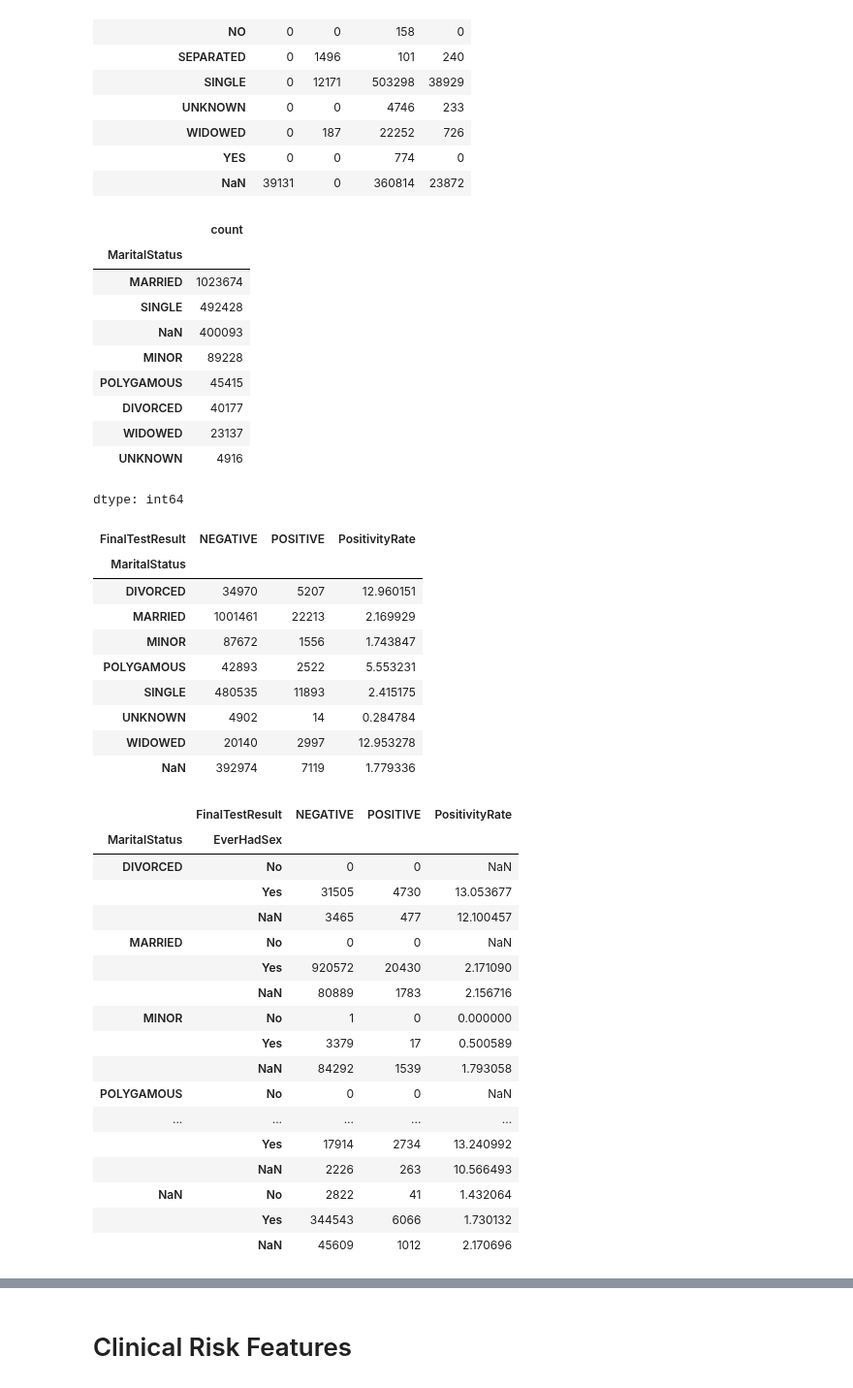
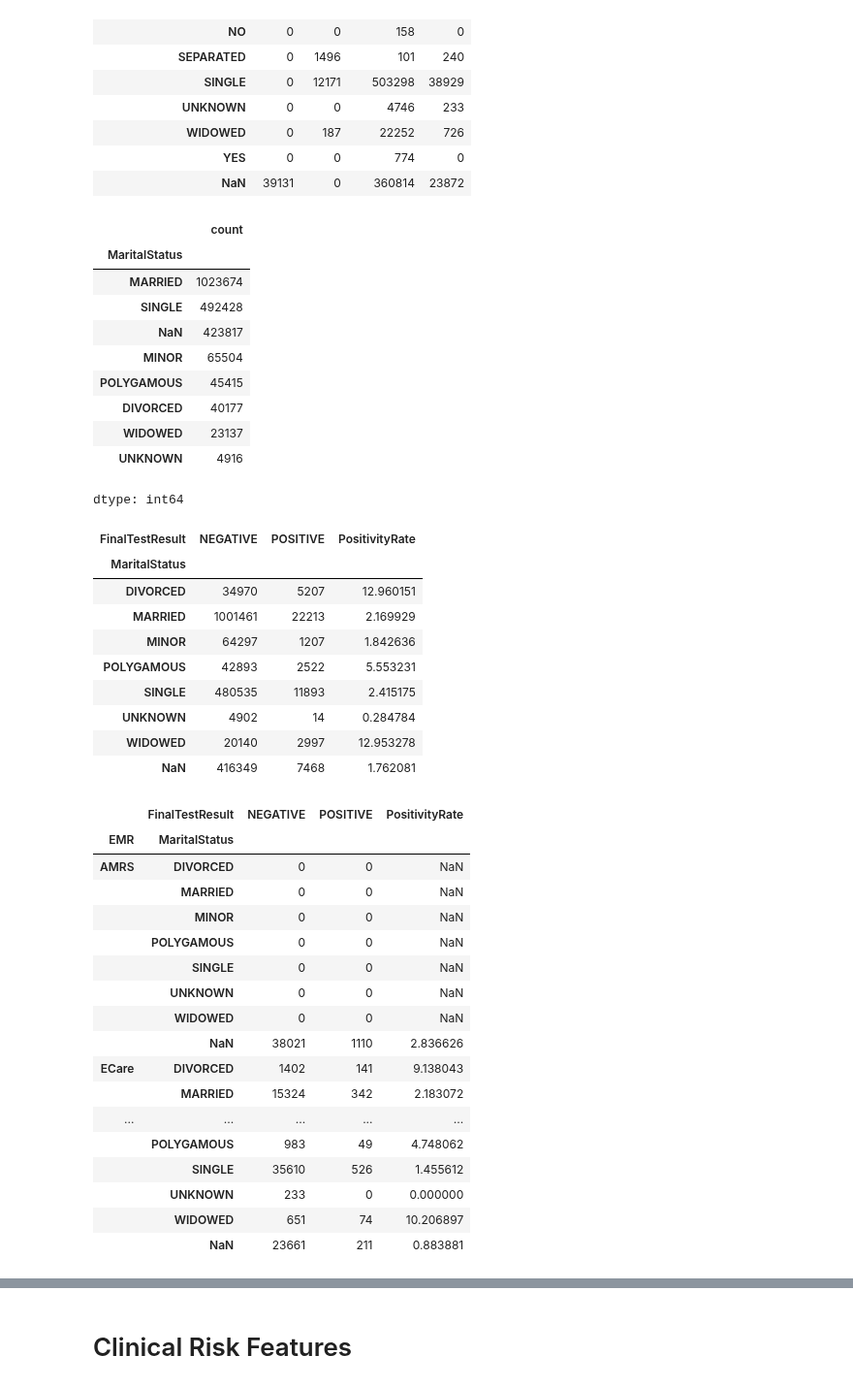
Before and after one commit to FridaOyucho/HTS-Model-, a Jupyter notebook: HTSModelDataPrep26082026.ipynb, the cells around one changed output, grey strips where cells are left out. Shown at 97% size. Saved outputs shown, nothing was run; the diff lists cells and outputs as text; code cells hidden in the pictures.

```diff
--- a/HTSModelDataPrep26082026.ipynb
+++ b/HTSModelDataPrep26082026.ipynb
@@ -325,7 +330,7 @@ NameError: name 'hts' is not defined
 # %% [markdown]
                                  **   Data cleaning and feature generation **
 # %%
-hts = pd.read_csv('hts1 (4).csv',low_memory=False)
+hts = pd.read_csv('hts.csv',low_memory=False)
 #display(hts.head())
 rows,cols = hts.shape
 print(f"There are {rows} rows and {cols} columns in the hts table")
@@ -420,7 +443,7 @@ dtype: int64
 #hts.loc[hts['MaritalStatus']=='OTHER'].to_dict('records')
 # %%
 #Replace Other with Unknown
-hts['MaritalStatus'] = hts['MaritalStatus'].str.strip().str.upper()
+hts['MaritalStatus'] = hts['MaritalStatus'].str.upper()
 hts['MaritalStatus']= hts['MaritalStatus'].replace('OTHER', 'UNKNOWN')
 
 pd.crosstab(
@@ -447,7 +470,7 @@ dropna=False
 ms = hts['MaritalStatus'].str.upper()
 hts['MaritalStatus'] = np.select(
     [
-        (hts['Age'] < 15),
+        (hts['Age'] < 15) & hts['MaritalStatus'].notna(),
         ms.eq('UNKNOWN'),
         ms.isin(['DIVORCED', 'SEPARATED']),
         ms.eq('MARRIED POLYGAMOUS'),
@@ -475,8 +498,8 @@ hts['MaritalStatus'].value_counts(dropna=False)
 | MaritalStatus |  |
 | MARRIED | 1023674 |
 | SINGLE | 492428 |
-| NaN | 400093 |
-| MINOR | 89228 |
+| NaN | 423817 |
+| MINOR | 65504 |
 | POLYGAMOUS | 45415 |
 | DIVORCED | 40177 |
 | WIDOWED | 23137 |
@@ -499,40 +522,40 @@ display(tab)# Positivity rate is higher in Divorced and widowed at 13%
 | MaritalStatus |  |  |  |
 | DIVORCED | 34970 | 5207 | 12.960151 |
 | MARRIED | 1001461 | 22213 | 2.169929 |
-| MINOR | 87672 | 1556 | 1.743847 |
+| MINOR | 64297 | 1207 | 1.842636 |
 | POLYGAMOUS | 42893 | 2522 | 5.553231 |
 | SINGLE | 480535 | 11893 | 2.415175 |
 | UNKNOWN | 4902 | 14 | 0.284784 |
 | WIDOWED | 20140 | 2997 | 12.953278 |
-| NaN | 392974 | 7119 | 1.779336 |
+| NaN | 416349 | 7468 | 1.762081 |
 # %%
-#Check positivity rate
+#Check distribution of the missing values
 tab = pd.crosstab(
-    index=[hts['MaritalStatus'], hts['EverHadSex']],
+    index=[hts['EMR'], hts['MaritalStatus']],
     columns=hts['FinalTestResult'],
     dropna=False
 )
 tab['PositivityRate'] = (
     tab['POSITIVE'] /
     (tab['POSITIVE'] + tab['NEGATIVE'])
 )*100
 display(tab)
 # %% [output]
 |  | FinalTestResult | NEGATIVE | POSITIVE | PositivityRate |
-| MaritalStatus | EverHadSex |  |  |  |
-| DIVORCED | No | 0 | 0 | NaN |
-|  | Yes | 31505 | 4730 | 13.053677 |
-|  | NaN | 3465 | 477 | 12.100457 |
-| MARRIED | No | 0 | 0 | NaN |
-|  | Yes | 920572 | 20430 | 2.171090 |
-|  | NaN | 80889 | 1783 | 2.156716 |
-| MINOR | No | 1 | 0 | 0.000000 |
-|  | Yes | 3379 | 17 | 0.500589 |
-|  | NaN | 84292 | 1539 | 1.793058 |
-| POLYGAMOUS | No | 0 | 0 | NaN |
+| EMR | MaritalStatus |  |  |  |
+| AMRS | DIVORCED | 0 | 0 | NaN |
+|  | MARRIED | 0 | 0 | NaN |
+|  | MINOR | 0 | 0 | NaN |
+|  | POLYGAMOUS | 0 | 0 | NaN |
+|  | SINGLE | 0 | 0 | NaN |
+|  | UNKNOWN | 0 | 0 | NaN |
+|  | WIDOWED | 0 | 0 | NaN |
+|  | NaN | 38021 | 1110 | 2.836626 |
+| ECare | DIVORCED | 1402 | 141 | 9.138043 |
+|  | MARRIED | 15324 | 342 | 2.183072 |
 | ... | ... | ... | ... | ... |
-|  | Yes | 17914 | 2734 | 13.240992 |
-|  | NaN | 2226 | 263 | 10.566493 |
-| NaN | No | 2822 | 41 | 1.432064 |
-|  | Yes | 344543 | 6066 | 1.730132 |
-|  | NaN | 45609 | 1012 | 2.170696 |
+|  | POLYGAMOUS | 983 | 49 | 4.748062 |
+|  | SINGLE | 35610 | 526 | 1.455612 |
+|  | UNKNOWN | 233 | 0 | 0.000000 |
+|  | WIDOWED | 651 | 74 | 10.206897 |
+|  | NaN | 23661 | 211 | 0.883881 |
```
Also changed, not shown: parts of 42 cells of this notebook.
